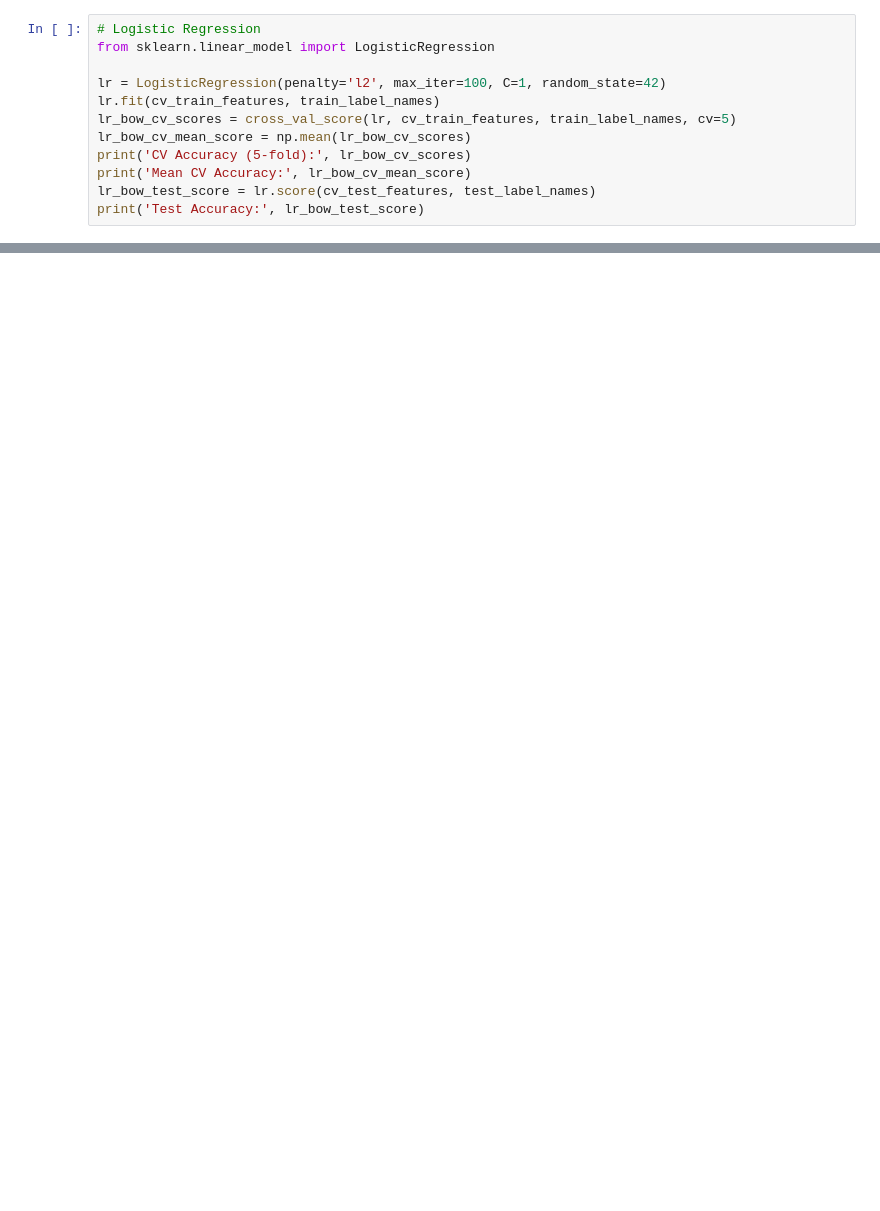
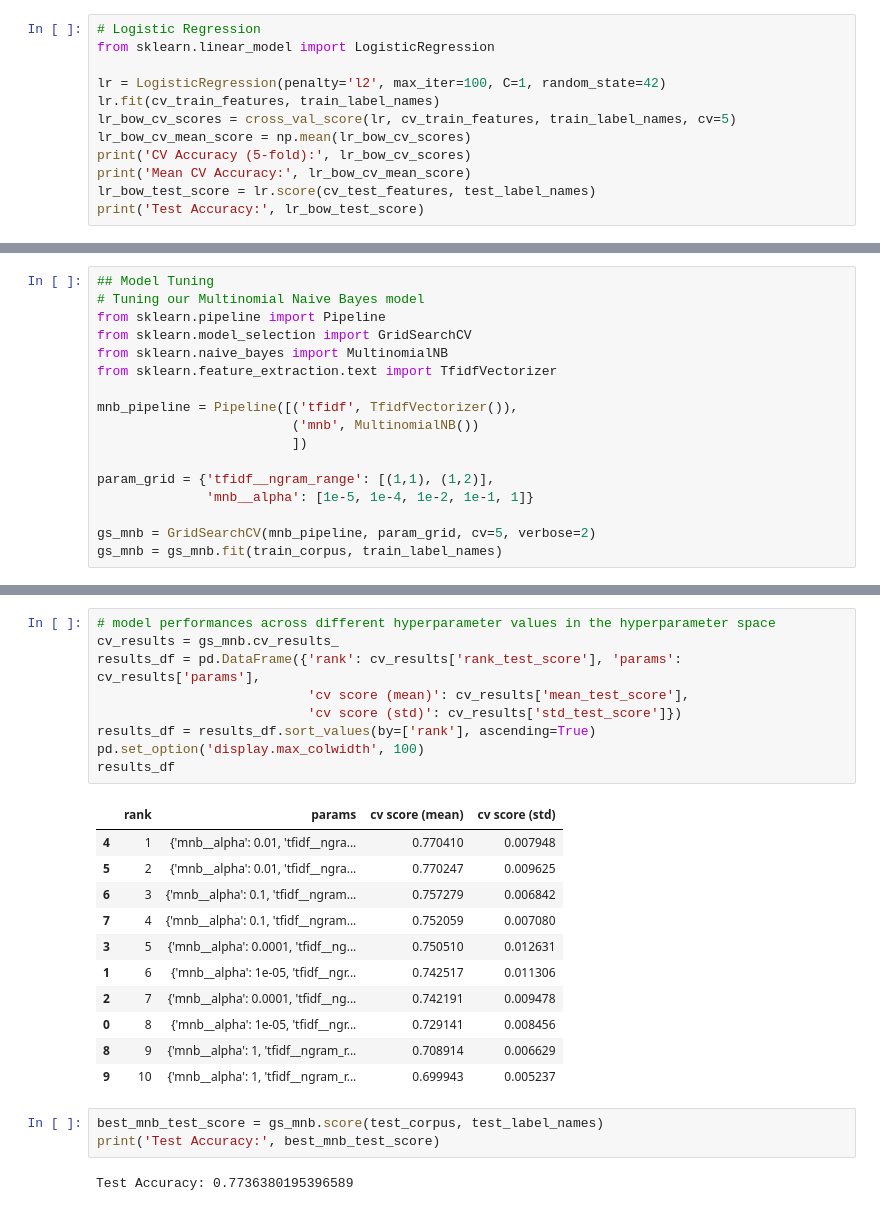
Before and after one commit to beliciataylor/self-study, a Jupyter notebook: NLP_Learning/ch05_text_classification.ipynb, the cells around one changed output, grey strips where cells are left out. Drawn from its saved outputs; the diff is of its cells as text; blank space fills up the shorter version.

```diff
--- a/NLP_Learning/ch05_text_classification.ipynb
+++ b/NLP_Learning/ch05_text_classification.ipynb
@@ -355,0 +622,17 @@ print('Test Accuracy:', gbc_bow_test_score)
+# %%
+## Model Tuning
+# Tuning our Multinomial Naive Bayes model
+from sklearn.pipeline import Pipeline
+from sklearn.model_selection import GridSearchCV
+from sklearn.naive_bayes import MultinomialNB
+from sklearn.feature_extraction.text import TfidfVectorizer
+
+mnb_pipeline = Pipeline([('tfidf', TfidfVectorizer()),
+                         ('mnb', MultinomialNB())
+                         ])
+
+param_grid = {'tfidf__ngram_range': [(1,1), (1,2)],
+              'mnb__alpha': [1e-5, 1e-4, 1e-2, 1e-1, 1]}
+
+gs_mnb = GridSearchCV(mnb_pipeline, param_grid, cv=5, verbose=2)
+gs_mnb = gs_mnb.fit(train_corpus, train_label_names)
@@ -355,0 +684,26 @@ print('Test Accuracy:', gbc_bow_test_score)
+# %%
+# model performances across different hyperparameter values in the hyperparameter space
+cv_results = gs_mnb.cv_results_
+results_df = pd.DataFrame({'rank': cv_results['rank_test_score'], 'params': cv_results['params'],
+                           'cv score (mean)': cv_results['mean_test_score'],
+                           'cv score (std)': cv_results['std_test_score']})
+results_df = results_df.sort_values(by=['rank'], ascending=True)
+pd.set_option('display.max_colwidth', 100)
+results_df
+# %% [output]
+|  | rank | params | cv score (mean) | cv score (std) |
+| 4 | 1 | {'mnb__alpha': 0.01, 'tfidf__ngra... | 0.770410 | 0.007948 |
+| 5 | 2 | {'mnb__alpha': 0.01, 'tfidf__ngra... | 0.770247 | 0.009625 |
+| 6 | 3 | {'mnb__alpha': 0.1, 'tfidf__ngram... | 0.757279 | 0.006842 |
+| 7 | 4 | {'mnb__alpha': 0.1, 'tfidf__ngram... | 0.752059 | 0.007080 |
+| 3 | 5 | {'mnb__alpha': 0.0001, 'tfidf__ng... | 0.750510 | 0.012631 |
+| 1 | 6 | {'mnb__alpha': 1e-05, 'tfidf__ngr... | 0.742517 | 0.011306 |
+| 2 | 7 | {'mnb__alpha': 0.0001, 'tfidf__ng... | 0.742191 | 0.009478 |
+| 0 | 8 | {'mnb__alpha': 1e-05, 'tfidf__ngr... | 0.729141 | 0.008456 |
+| 8 | 9 | {'mnb__alpha': 1, 'tfidf__ngram_r... | 0.708914 | 0.006629 |
+| 9 | 10 | {'mnb__alpha': 1, 'tfidf__ngram_r... | 0.699943 | 0.005237 |
+# %%
+best_mnb_test_score = gs_mnb.score(test_corpus, test_label_names)
+print('Test Accuracy:', best_mnb_test_score)
+# %% [output]
+Test Accuracy: 0.7736380195396589
```
Also changed, not shown: parts of 38 cells of this notebook, 1 other file.
